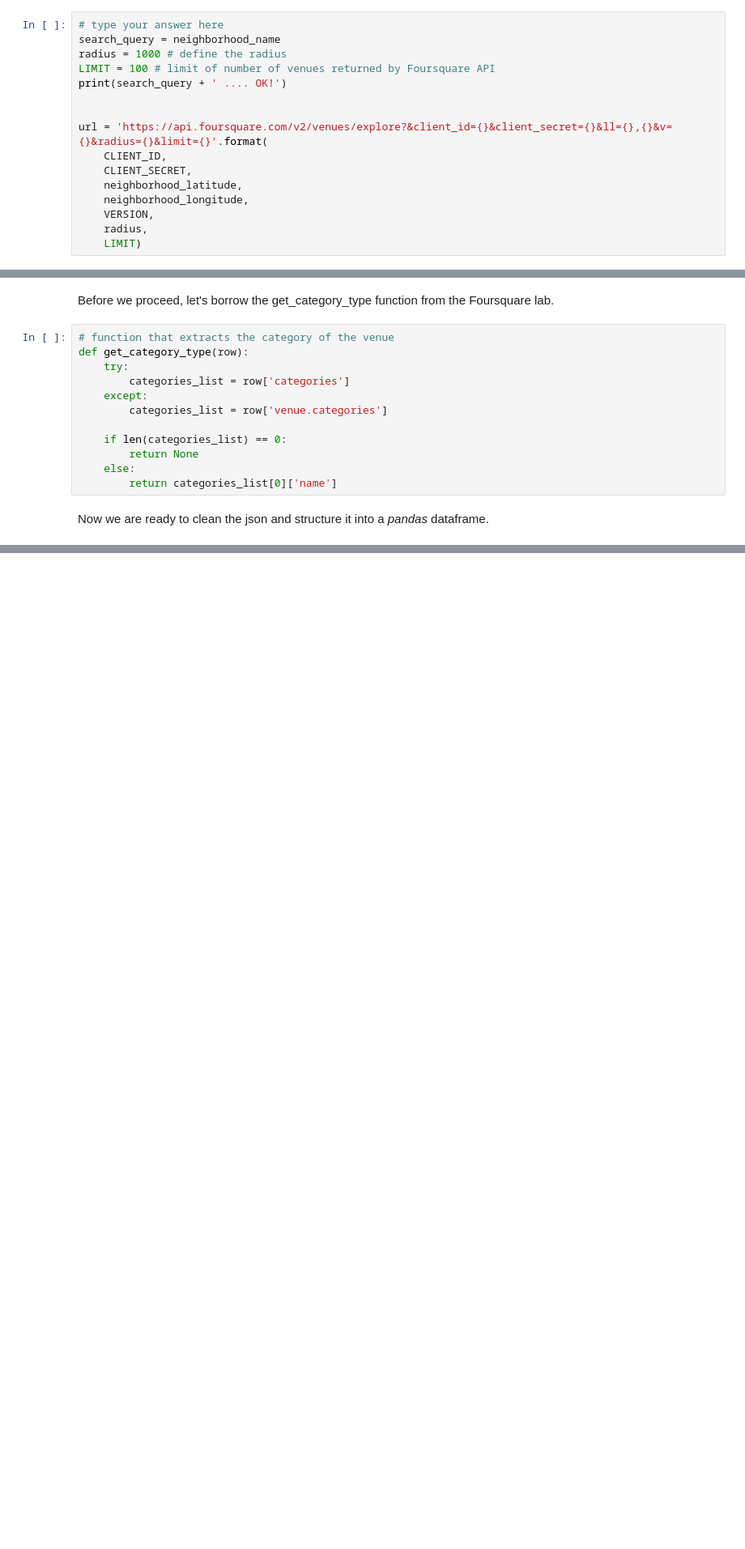
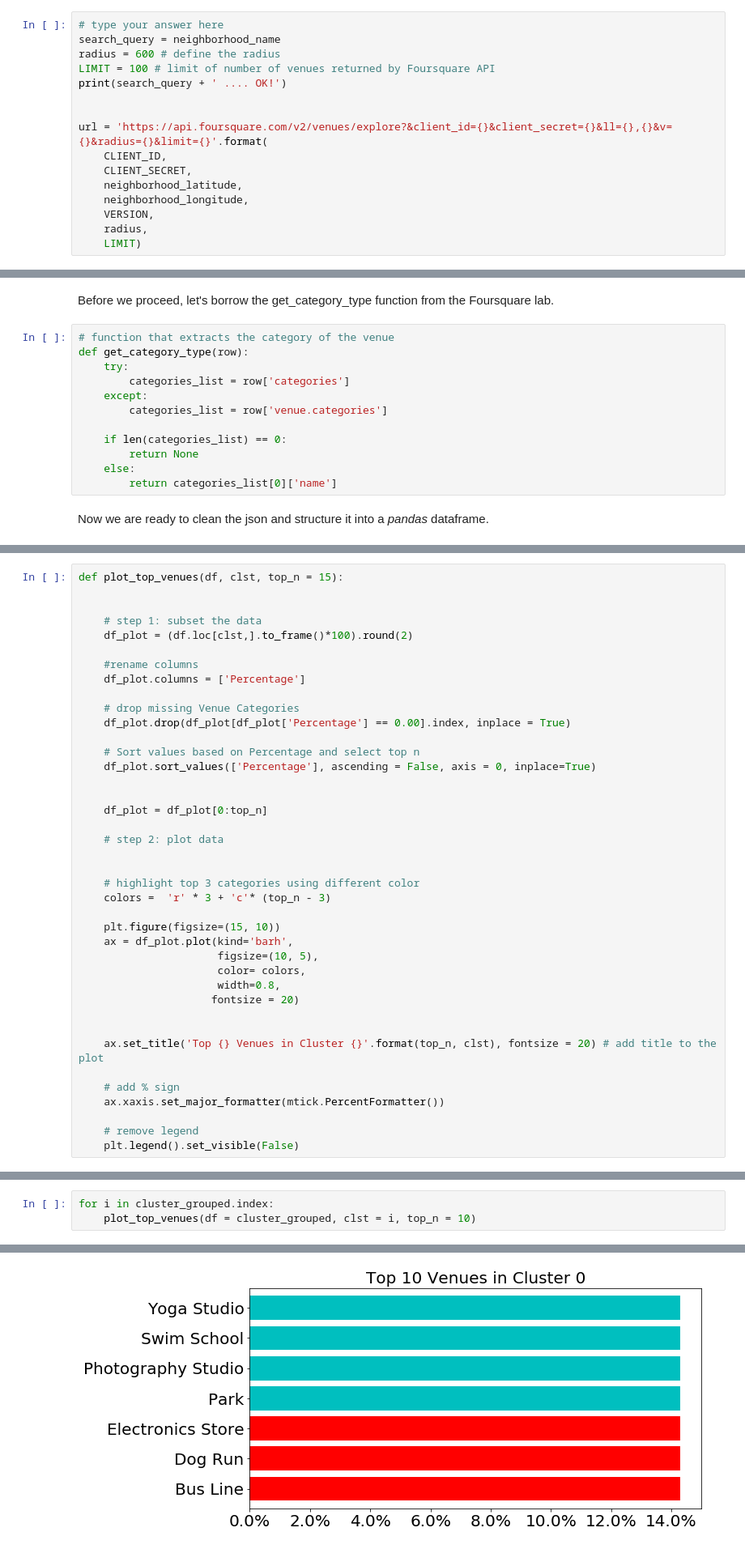
Before and after one commit to stepannette/Coursera_Capstone, a Jupyter notebook: Anna's Toronto Analysis.ipynb, the cells around one changed output, grey strips where cells are left out. Shown at 81% size. Cells and saved outputs as stored; diff of their text form; blank space fills up the shorter version.

```diff
--- a/Anna's Toronto Analysis.ipynb
+++ b/Anna's Toronto Analysis.ipynb
@@ -190,7 +368,7 @@ First, let's create the GET request URL. Name your URL **url**.
 # %%
 # type your answer here
 search_query = neighborhood_name
-radius = 1000 # define the radius
+radius = 600 # define the radius
 LIMIT = 100 # limit of number of venues returned by Foursquare API
 print(search_query + ' .... OK!')
 
@@ -242,0 +764,40 @@ nearby_venues.head()
+# %%
+def plot_top_venues(df, clst, top_n = 15):
+
+
+    # step 1: subset the data
+    df_plot = (df.loc[clst,].to_frame()*100).round(2)
+
+    #rename columns
+    df_plot.columns = ['Percentage']
+
+    # drop missing Venue Categories
+    df_plot.drop(df_plot[df_plot['Percentage'] == 0.00].index, inplace = True)
+
+    # Sort values based on Percentage and select top n
+    df_plot.sort_values(['Percentage'], ascending = False, axis = 0, inplace=True)
+
+
+    df_plot = df_plot[0:top_n]
+
+    # step 2: plot data
+
+
+    # highlight top 3 categories using different color
+    colors =  'r' * 3 + 'c'* (top_n - 3)
+
+    plt.figure(figsize=(15, 10))
+    ax = df_plot.plot(kind='barh',
+                      figsize=(10, 5),
+                      color= colors,
+                      width=0.8,
+                     fontsize = 20)
+
+
+    ax.set_title('Top {} Venues in Cluster {}'.format(top_n, clst), fontsize = 20) # add title to the plot
+
+    # add % sign
+    ax.xaxis.set_major_formatter(mtick.PercentFormatter())
+
+    # remove legend
+    plt.legend().set_visible(False)
@@ -242,0 +806,4 @@ nearby_venues.head()
+# %%
+for i in cluster_grouped.index:
+    plot_top_venues(df = cluster_grouped, clst = i, top_n = 10)
+# %% [output]
@@ -242,0 +811 @@ nearby_venues.head()
+[figure, added]
```
Also changed, not shown: parts of 81 cells of this notebook.
